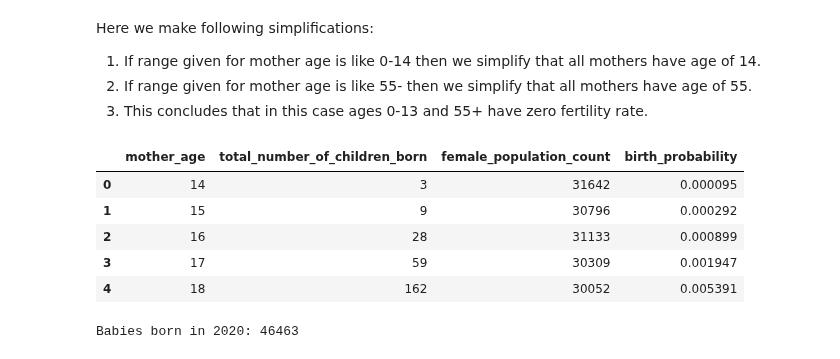
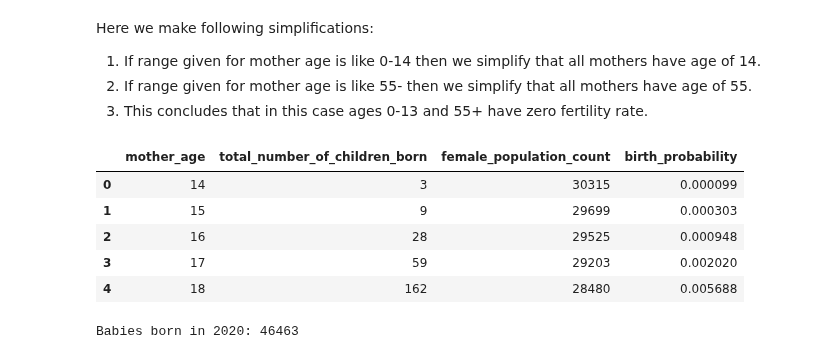
Before and after one commit to skupsala/population-simulation, a Jupyter notebook: notebooks/simulation.ipynb, the cells around one changed output. Cells and saved outputs as stored; diff of their text form; code cells hidden in the pictures.

```diff
--- a/notebooks/simulation.ipynb
+++ b/notebooks/simulation.ipynb
@@ -391,39 +381,39 @@ def tilastokeskus_transform_fertility_dataframe(df, population_df):
         if '-' in age_str:
             lowest_age_in_range_str = age_str.split('-')[0].strip()
             biggest_age_in_range_str = age_str.split('-')[-1].strip()
             if biggest_age_in_range_str:
                 return transform_mother_age(biggest_age_in_range_str)
             elif lowest_age_in_range_str:
                 return transform_mother_age(lowest_age_in_range_str)
         raise ValueError(f"Cannot parse age out of {age_str}")
 
     def apply_female_population_count_by_row(row):
-        population_count = population_df[(population_df['sex'] == 1) & (population_df['age'] == row['mother_age'])]['population_count']
+        population_count = population_df[(population_df['sex'] == 0) & (population_df['age'] == row['mother_age'])]['population_count']
         assert len(population_count) == 1
         population_count = population_count.iloc[0]
         return population_count
 
     df['mother_age'] = df['Äidin ikä'].apply(transform_mother_age)
 
     df['total_number_of_children_born'] = df['Miehet Elävänä syntyneet'] + df['Naiset Elävänä syntyneet']
     df = df.drop(df.columns.difference(['mother_age', 'total_number_of_children_born']), 1)
     df = df.dropna()
 
     df['female_population_count'] = df.apply(apply_female_population_count_by_row, axis=1)
     df['birth_probability'] = df['total_number_of_children_born'] / df['female_population_count']
 
     return df
 
 stats_fertility_df = tilastokeskus_transform_fertility_dataframe(stats_fertility_df, stats_population_df)
 
 stats_fertility_df.head()
 # %% [output]
 |  | mother_age | total_number_of_children_born | female_population_count | birth_probability |
-| 0 | 14 | 3 | 31642 | 0.000095 |
-| 1 | 15 | 9 | 30796 | 0.000292 |
-| 2 | 16 | 28 | 31133 | 0.000899 |
-| 3 | 17 | 59 | 30309 | 0.001947 |
-| 4 | 18 | 162 | 30052 | 0.005391 |
+| 0 | 14 | 3 | 30315 | 0.000099 |
+| 1 | 15 | 9 | 29699 | 0.000303 |
+| 2 | 16 | 28 | 29525 | 0.000948 |
+| 3 | 17 | 59 | 29203 | 0.002020 |
+| 4 | 18 | 162 | 28480 | 0.005688 |
 # %%
 # Babies born in 2020
 print(f"Babies born in {Cfg.INITIAL_YEAR}: {stats_fertility_df['total_number_of_children_born'].sum()}")
```
Also changed, not shown: parts of 29 cells of this notebook, 2 other files.
